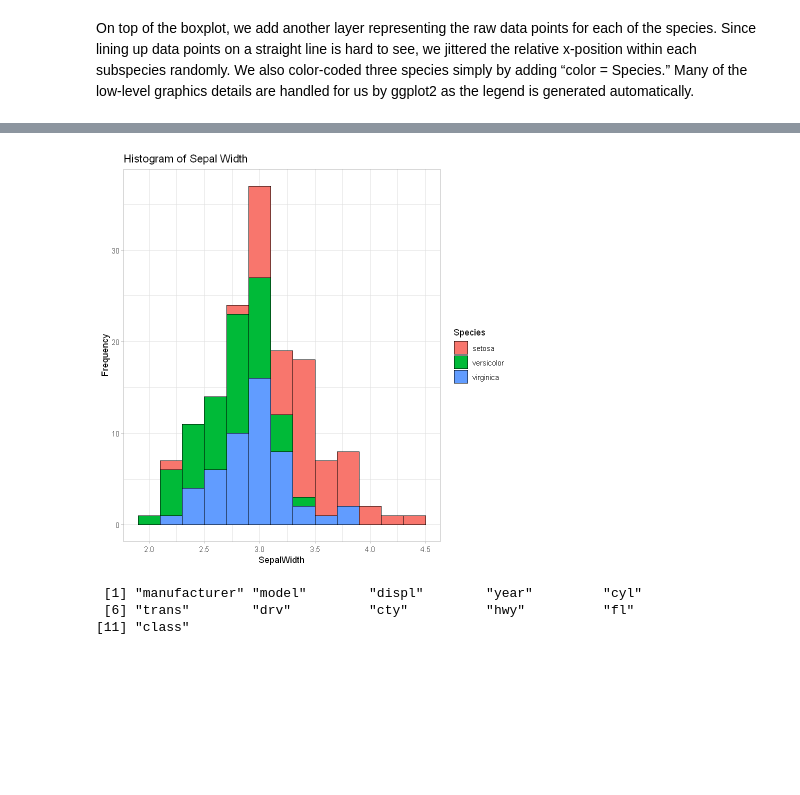
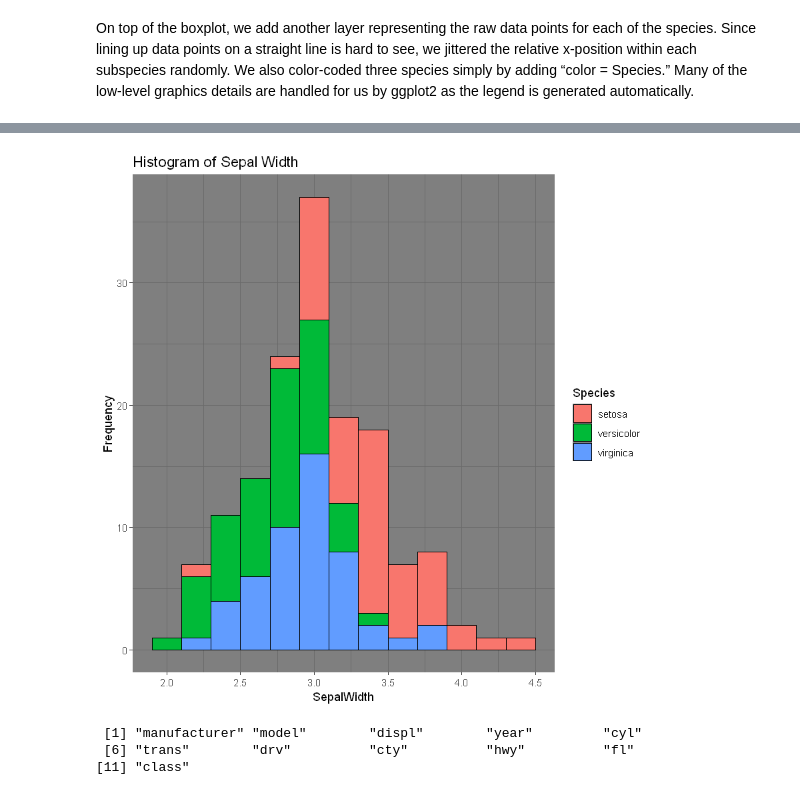
Before and after one commit to svkarthik86/R-Programming, a Jupyter notebook: R-Data-Visualization.ipynb, the cells around one changed output, grey strips where cells are left out. Saved outputs shown, nothing was run; the diff lists cells and outputs as text; code cells hidden in the pictures; blank space fills up the shorter version.

Commit message:
R-Data-Visualization

```diff
--- a/R-Data-Visualization.ipynb
+++ b/R-Data-Visualization.ipynb
@@ -617,10 +801,10 @@ box + geom_boxplot(aes(fill=Species)) +
 # %%
 4) Histogram
 # %%
-ggplot(data=iris, aes(x=Sepal.Width))+ geom_histogram(binwidth=0.2,bins=10,color="black", aes(fill=Species)) +
-  labs(x="SepalWidth",y="Frequency") + ggtitle("Histogram of Sepal Width")+ theme_light()
+ggplot(data=iris, aes(x=Sepal.Width))+ geom_histogram(binwidth=0.2,bins=10,color="black", aes(fill=Species))+
+labs(x="SepalWidth",y="Frequency") + ggtitle("Histogram of Sepal Width")+ theme_dark()
 # %% [output]
-[figure, old version]
+[figure, new version]
 # %%
 names(mpg)
 # %% [output]
```
Also changed, not shown: parts of 77 cells of this notebook.
